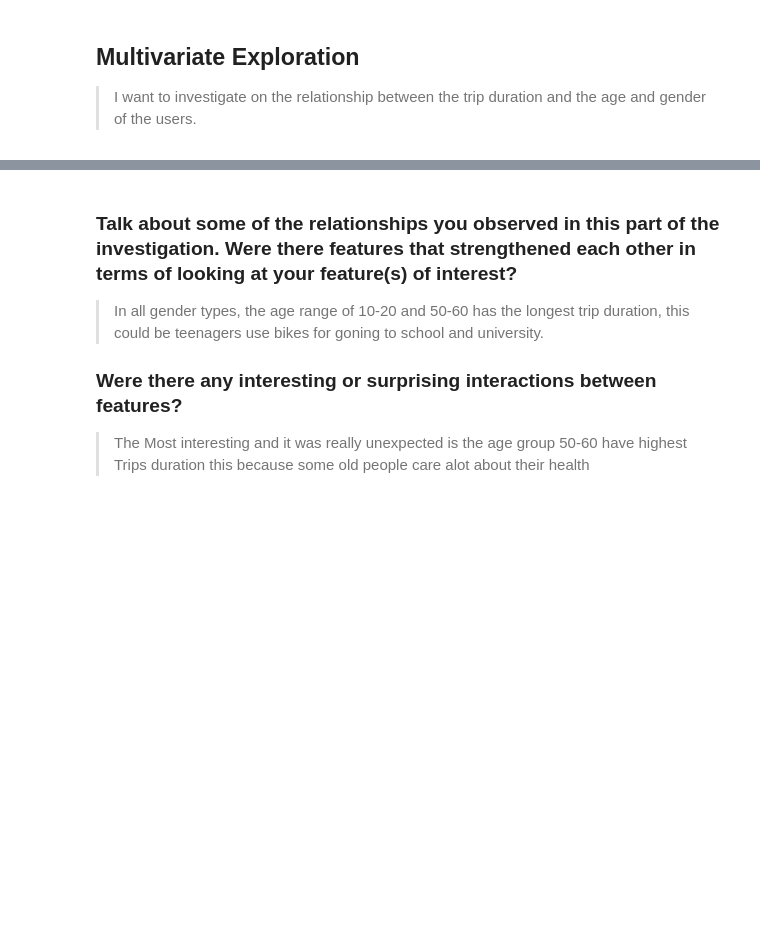
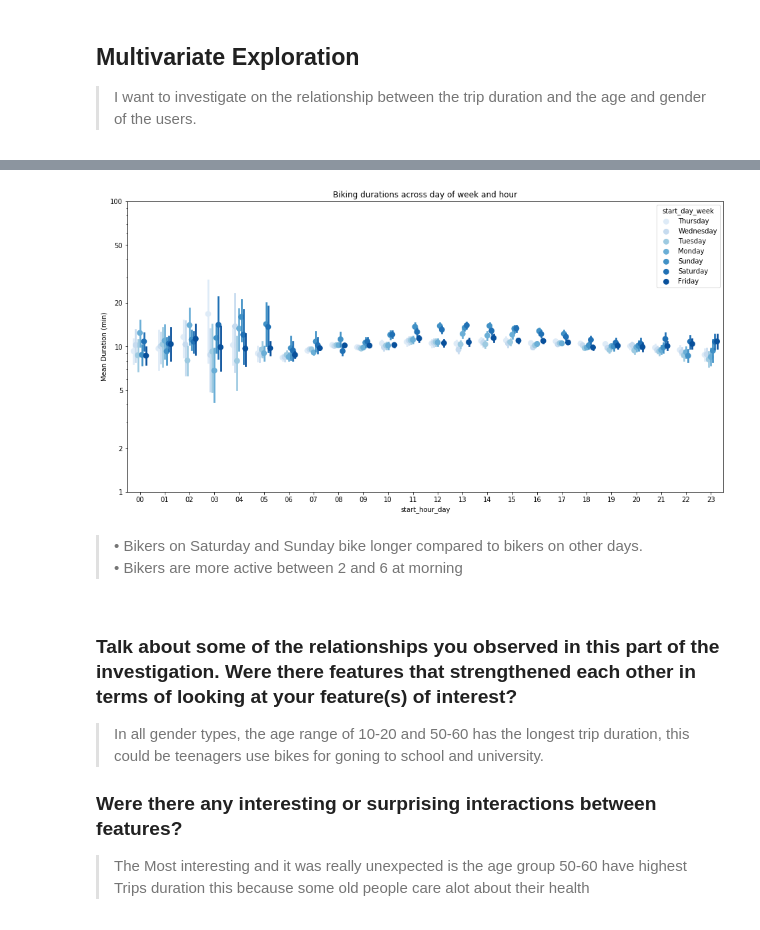
Before and after one commit to AhmedSaeed98/Ford-Go-Bike-Project, a Jupyter notebook: FordGoBike_Exploration.ipynb, the cells around one changed output, grey strips where cells are left out. Drawn from its saved outputs; the diff is of its cells as text; code cells hidden in the pictures; blank space fills up the shorter version.

```diff
--- a/FordGoBike_Exploration.ipynb
+++ b/FordGoBike_Exploration.ipynb
@@ -395,3 +395,19 @@ leg = ax.legend()
+# %%
+fig = plt.figure(figsize = [16,8])
+
+ax = sb.pointplot(data = df_clean, x = 'start_hour_day', y = 'duration_min', hue = 'start_day_week',
+           palette = 'Blues', linestyles = '', dodge = 0.5);
+
+plt.title('Biking durations across day of week and hour');
+plt.ylabel('Mean Duration (min)');
+plt.yscale('log');
+plt.yticks([1, 2, 5, 10, 20, 50, 100], [1, 2, 5, 10, 20, 50, 100]);
+ax.set_yticklabels([],minor = True);
+# %% [output]
+[figure, added]
+# %% [markdown]
+>• Bikers on Saturday and Sunday bike longer compared to bikers on other days.
+• Bikers are more active between 2 and 6 at morning
 # %% [markdown]
 ### Talk about some of the relationships you observed in this part of the investigation. Were there features that strengthened each other in terms of looking at your feature(s) of interest?
 
```
Also changed, not shown: parts of 4 cells of this notebook.
